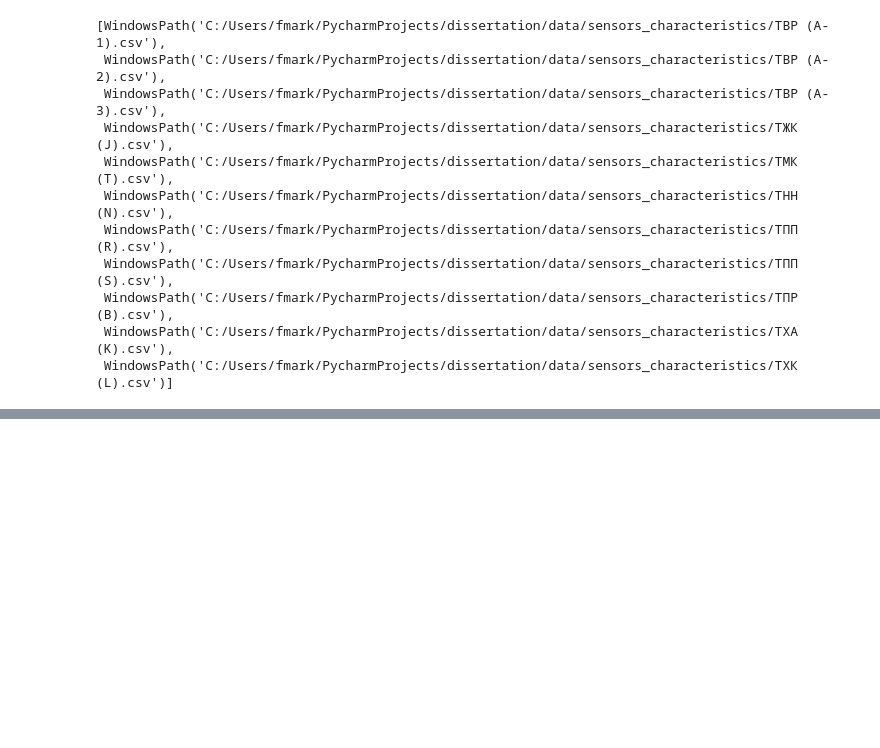
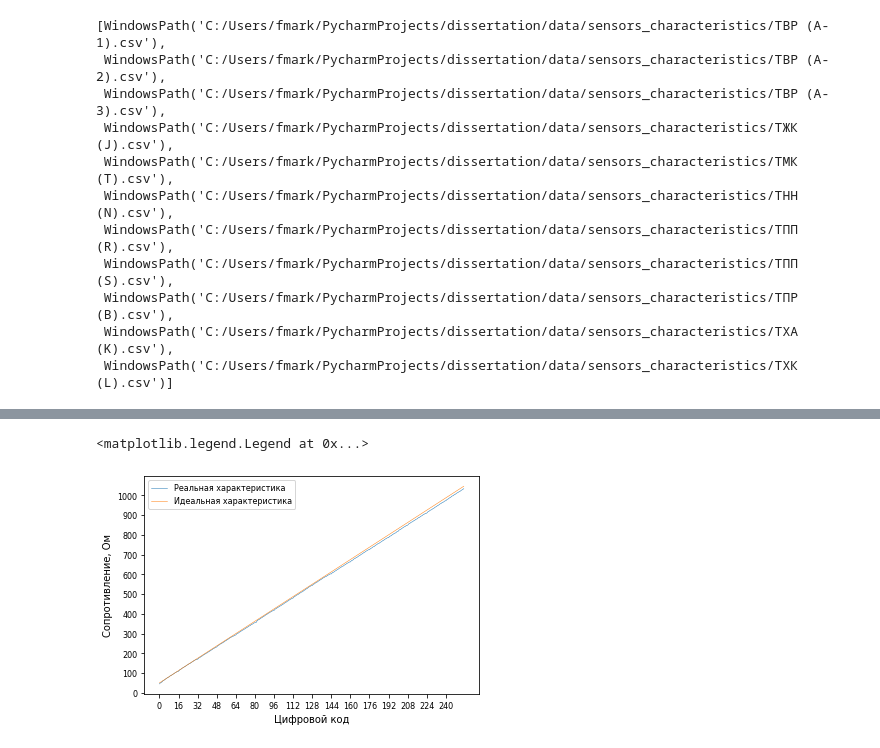
Before and after one commit to Marik28/dissertation, a Jupyter notebook: src/notebooks/Графики характеристик.ipynb, the cells around one changed output, grey strips where cells are left out. Drawn from its saved outputs; the diff is of its cells as text; code cells hidden in the pictures; blank space fills up the shorter version.

```diff
--- a/src/notebooks/Графики характеристик.ipynb
+++ b/src/notebooks/Графики характеристик.ipynb
@@ -9,6 +9,8 @@ from pathlib import Path
 sys.path.insert(0, str(Path.cwd().parent))
 # %%
 path = Path.cwd().parent.parent / "data" / "sensors_characteristics"
+# %%
+data_dir = path.parent
 # %%
 files = list(path.iterdir())
 # %%
@@ -86,0 +91,2 @@ plt.legend(names)
+# %%
+df = pd.read_csv(data_dir / "ad8400" / "ad8400_020.csv")
@@ -86,0 +102,15 @@ plt.legend(names)
+# %%
+codes = list(df["code"])
+# %%
+ideal = [(d / 256) * 1000 + 50 for d in codes]
+# %%
+plt.xlabel("Цифровой код")
+plt.ylabel("Сопротивление, Ом")
+plt.yticks(np.arange(0, 1001, 100), fontsize=8)
+plt.xticks(np.arange(0, 256, 16), fontsize=8)
+plt.plot(df["code"], df["resistance"], linewidth=0.5)
+plt.plot(codes, ideal, linewidth=0.5)
+plt.legend(["Реальная характеристика", "Идеальная характеристика"], fontsize=8)
+# %% [output]
+<matplotlib.legend.Legend at 0x...>
+[figure, added]
```
Also changed, not shown: parts of 8 cells of this notebook.
